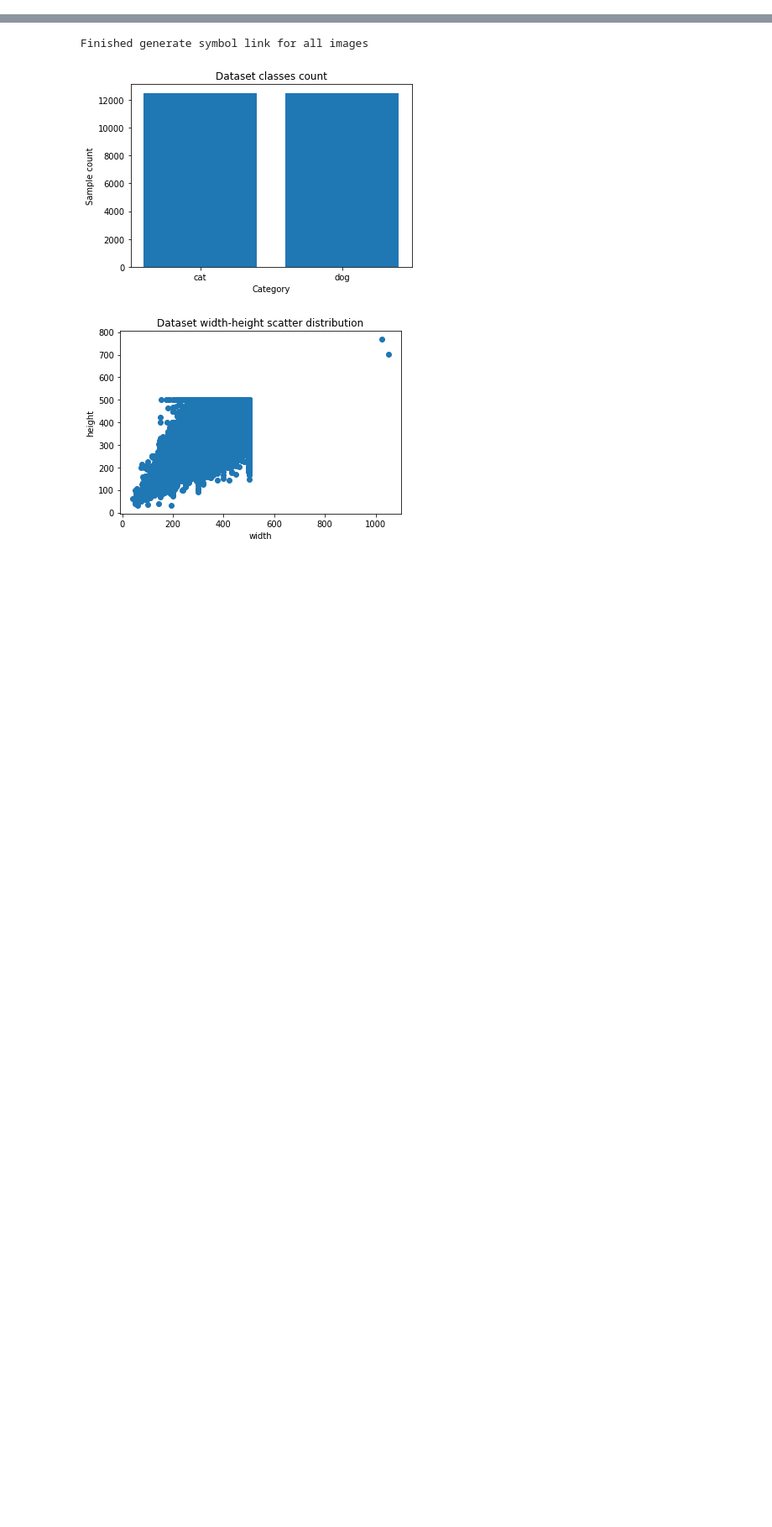
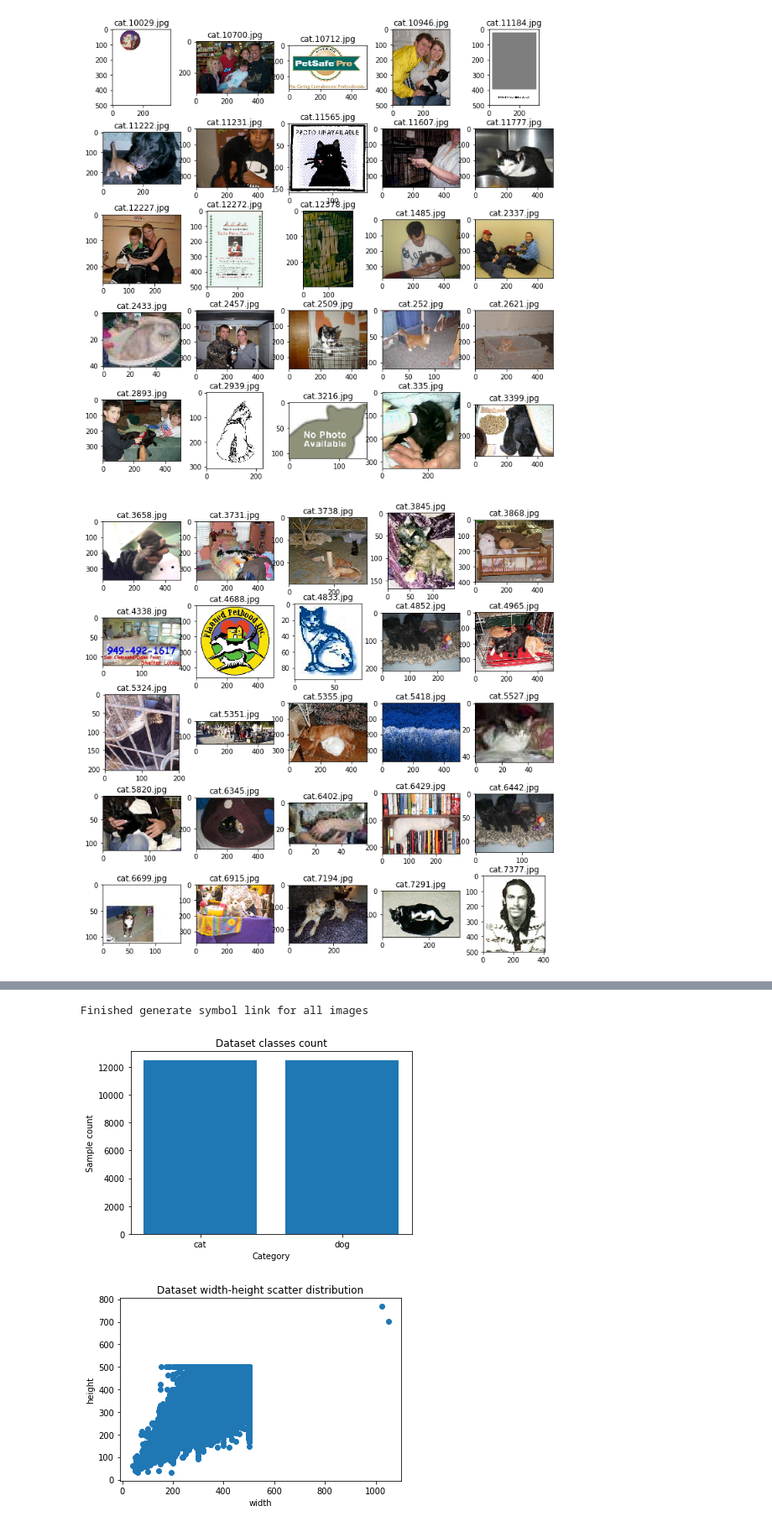
Before and after one commit to CJHMPower/Dogs_vs_Cats, a Jupyter notebook: visualization.ipynb, the cells around one changed output, grey strips where cells are left out. Shown at 84% size. Cells and saved outputs as stored; diff of their text form; code cells hidden in the pictures; blank space fills up the shorter version.

```diff
--- a/visualization.ipynb
+++ b/visualization.ipynb
@@ -8,0 +54,41 @@ import random
+# %%
+labels = get_label("labels.txt")
+model = InceptionV3(weights='imagenet')
+img_dir = '../data/train'
+
+mislabel_list = get_mislabel_list(img_dir, model, labels, top=50)
+# %%
+fig,ax = plt.subplots(5,5,figsize=(12,12))
+
+i=0
+j=0
+for k,img_path in enumerate(mislabel_list[:25]):
+    img = plt.imread(img_path)
+    i = k // 5
+    j = k % 5
+    ax[i,j].set_title(img_path.split('\\')[-1])
+    ax[i,j].imshow(img)
+
+plt.show()
+
+fig,ax = plt.subplots(5,5,figsize=(12,12))
+for k,img_path in enumerate(mislabel_list[25:50]):
+    img = plt.imread(img_path)
+    i = k // 5
+    j = k % 5
+    ax[i,j].set_title(img_path.split('\\')[-1])
+    ax[i,j].imshow(img)
+plt.show()
+
+fig,ax = plt.subplots(5,5,figsize=(12,12))
+for k,img_path in enumerate(mislabel_list[50:75]):
+    img = plt.imread(img_path)
+    i = k // 5
+    j = k % 5
+    ax[i,j].set_title(img_path.split('\\')[-1])
+    ax[i,j].imshow(img)
+
+plt.show()
+# %% [output]
+[figure, added]
+[figure, added]
```
Also changed, not shown: parts of 5 cells of this notebook, 1 other file.
